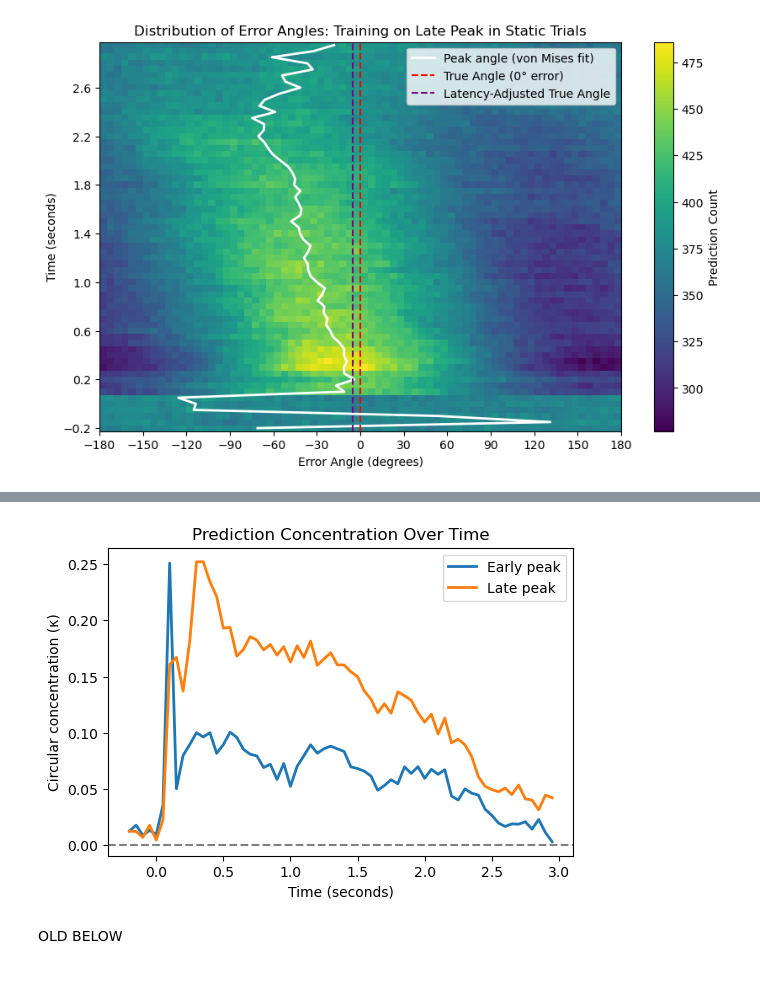
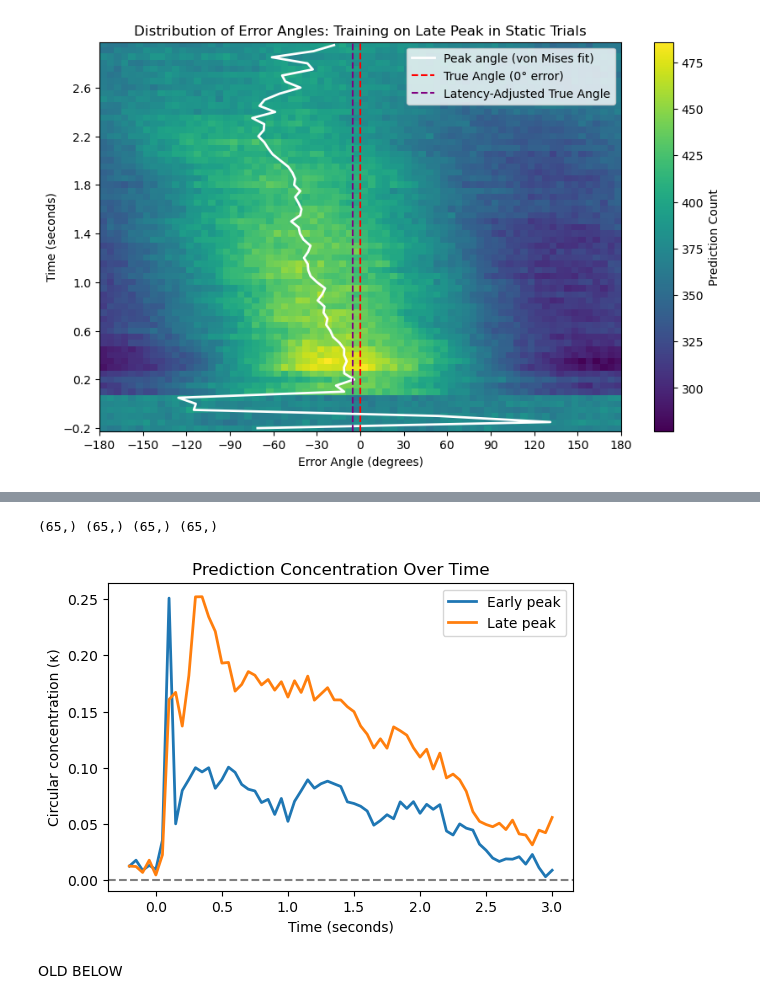
Before and after one commit to sebmonte/Orientation-Imagery, a Jupyter notebook: AnalysisScripts/Step4-Regression/Step4BRegressionAnalysis.ipynb, the cells around one changed output, grey strips where cells are left out. Saved outputs shown, nothing was run; the diff lists cells and outputs as text; code cells hidden in the pictures.

```diff
--- a/AnalysisScripts/Step4-Regression/Step4BRegressionAnalysis.ipynb
+++ b/AnalysisScripts/Step4-Regression/Step4BRegressionAnalysis.ipynb
@@ -267,19 +314,27 @@ No baseline correction applied
 # %%
+all_timepoints = subject_data_early["S01"]["epochs_mini"]["timepoints"].unique()
+all_timepoints = np.sort(all_timepoints)
+
+onset_idx = np.where(all_timepoints == 0)[0][0]
+all_timepoints_sec = (np.arange(len(all_timepoints)) - onset_idx) * 0.05
+
+print(all_timepoints.shape, all_timepoints_sec.shape, kappa_early.shape, kappa_late.shape)
 plt.figure(figsize=(6,4))
 
 plt.plot(all_timepoints_sec, kappa_early, label="Early peak", linewidth=2)
 plt.plot(all_timepoints_sec, kappa_late, label="Late peak", linewidth=2)
 
 plt.xlabel("Time (seconds)")
 plt.ylabel("Circular concentration (κ)")
 plt.title("Prediction Concentration Over Time")
 
 plt.axhline(0, linestyle="--", color="gray")
 plt.legend()
 
 plt.show()
 # %% [output]
+(65,) (65,) (65,) (65,)
-[figure, old version]
+[figure, new version]
 # %% [markdown]
 OLD BELOW
 # %%
```
Also changed, not shown: parts of 1 cell of this notebook, 7 other files.
